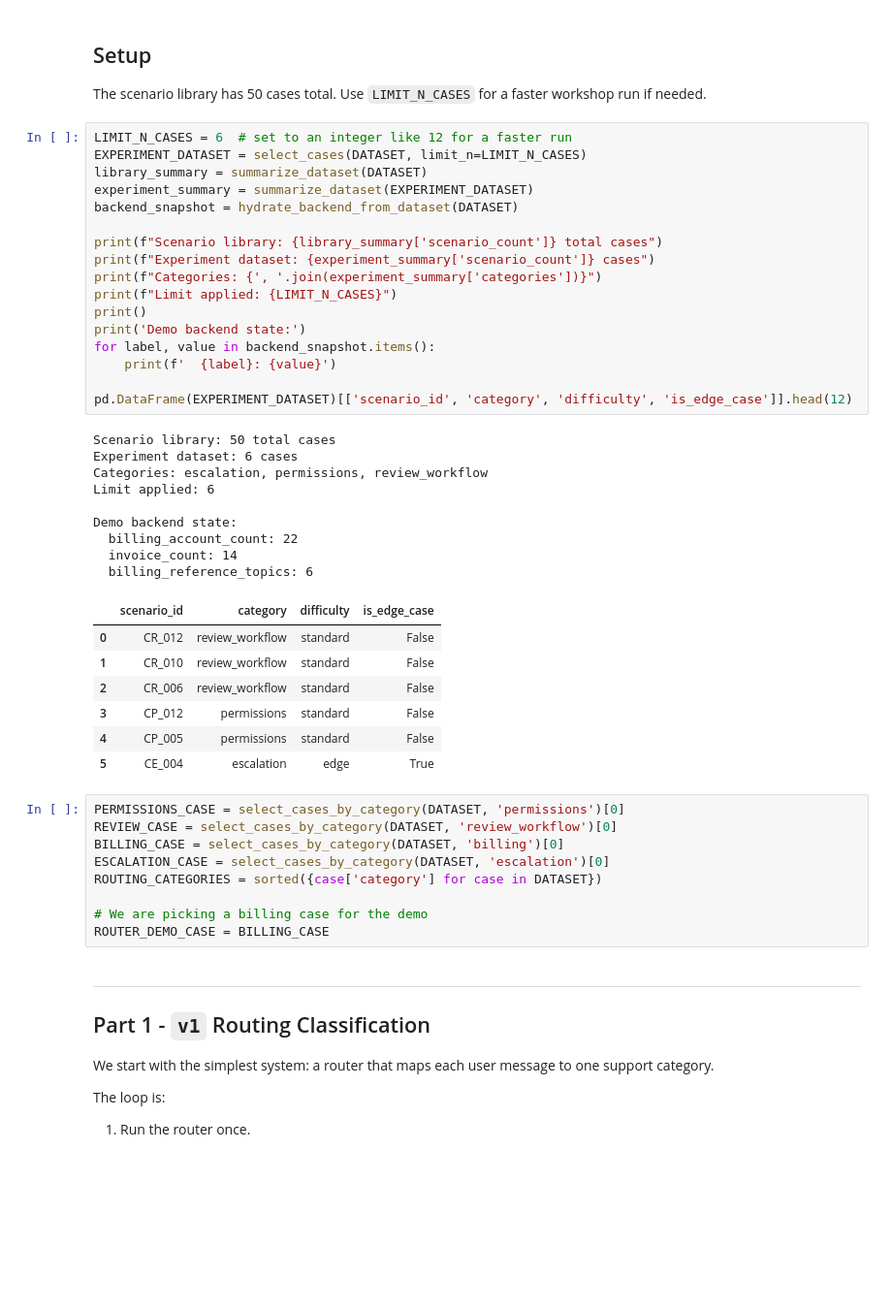
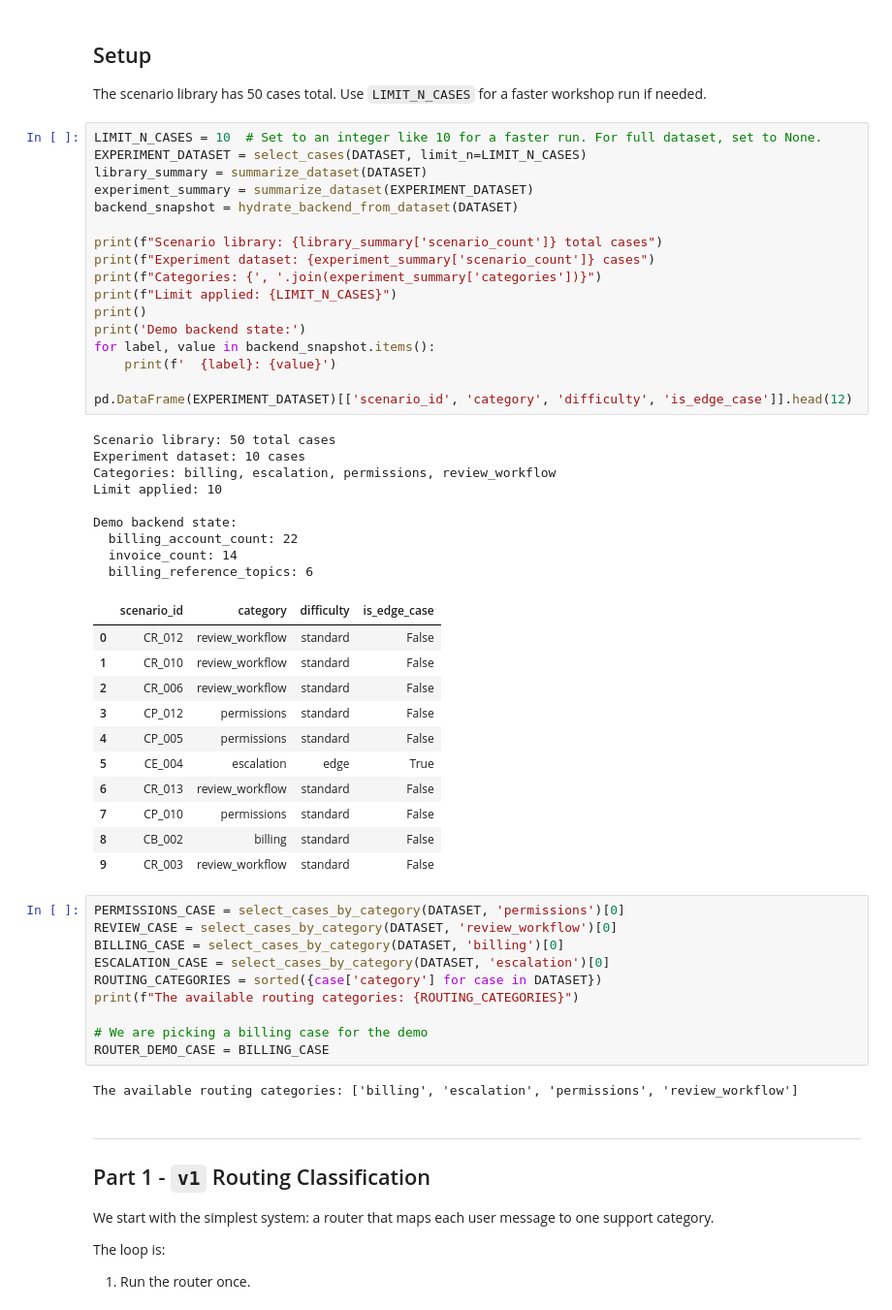
Before and after one commit to rk-yen/customer-support-collab, a Jupyter notebook: Workiva_Hands_on_Building.ipynb, the cells around one changed output. Shown at 97% size. Drawn from its saved outputs; the diff is of its cells as text; blank space fills up the shorter version.

```diff
--- a/Workiva_Hands_on_Building.ipynb
+++ b/Workiva_Hands_on_Building.ipynb
@@ -93,48 +94,55 @@ The router selects a support category, then the notebook dispatches to the match
 The scenario library has 50 cases total.
 Use `LIMIT_N_CASES` for a faster workshop run if needed.
 # %%
-LIMIT_N_CASES = 6  # set to an integer like 12 for a faster run
+LIMIT_N_CASES = 10  # Set to an integer like 10 for a faster run. For full dataset, set to None.
 EXPERIMENT_DATASET = select_cases(DATASET, limit_n=LIMIT_N_CASES)
 library_summary = summarize_dataset(DATASET)
 experiment_summary = summarize_dataset(EXPERIMENT_DATASET)
 backend_snapshot = hydrate_backend_from_dataset(DATASET)
 
 print(f"Scenario library: {library_summary['scenario_count']} total cases")
 print(f"Experiment dataset: {experiment_summary['scenario_count']} cases")
 print(f"Categories: {', '.join(experiment_summary['categories'])}")
 print(f"Limit applied: {LIMIT_N_CASES}")
 print()
 print('Demo backend state:')
 for label, value in backend_snapshot.items():
     print(f'  {label}: {value}')
 
 pd.DataFrame(EXPERIMENT_DATASET)[['scenario_id', 'category', 'difficulty', 'is_edge_case']].head(12)
 # %% [output]
 Scenario library: 50 total cases
-Experiment dataset: 6 cases
-Categories: escalation, permissions, review_workflow
-Limit applied: 6
+Experiment dataset: 10 cases
+Categories: billing, escalation, permissions, review_workflow
+Limit applied: 10
 
 Demo backend state:
   billing_account_count: 22
   invoice_count: 14
   billing_reference_topics: 6
 |  | scenario_id | category | difficulty | is_edge_case |
 | 0 | CR_012 | review_workflow | standard | False |
 | 1 | CR_010 | review_workflow | standard | False |
 | 2 | CR_006 | review_workflow | standard | False |
 | 3 | CP_012 | permissions | standard | False |
 | 4 | CP_005 | permissions | standard | False |
 | 5 | CE_004 | escalation | edge | True |
+| 6 | CR_013 | review_workflow | standard | False |
+| 7 | CP_010 | permissions | standard | False |
+| 8 | CB_002 | billing | standard | False |
+| 9 | CR_003 | review_workflow | standard | False |
 # %%
 PERMISSIONS_CASE = select_cases_by_category(DATASET, 'permissions')[0]
 REVIEW_CASE = select_cases_by_category(DATASET, 'review_workflow')[0]
 BILLING_CASE = select_cases_by_category(DATASET, 'billing')[0]
 ESCALATION_CASE = select_cases_by_category(DATASET, 'escalation')[0]
 ROUTING_CATEGORIES = sorted({case['category'] for case in DATASET})
+print(f"The available routing categories: {ROUTING_CATEGORIES}")
 
 # We are picking a billing case for the demo
 ROUTER_DEMO_CASE = BILLING_CASE
+# %% [output]
+The available routing categories: ['billing', 'escalation', 'permissions', 'review_workflow']
 # %% [markdown]
 ---
 ## Part 1 - `v1` Routing Classification
```
Also changed, not shown: parts of 32 cells of this notebook, 2 other files.
